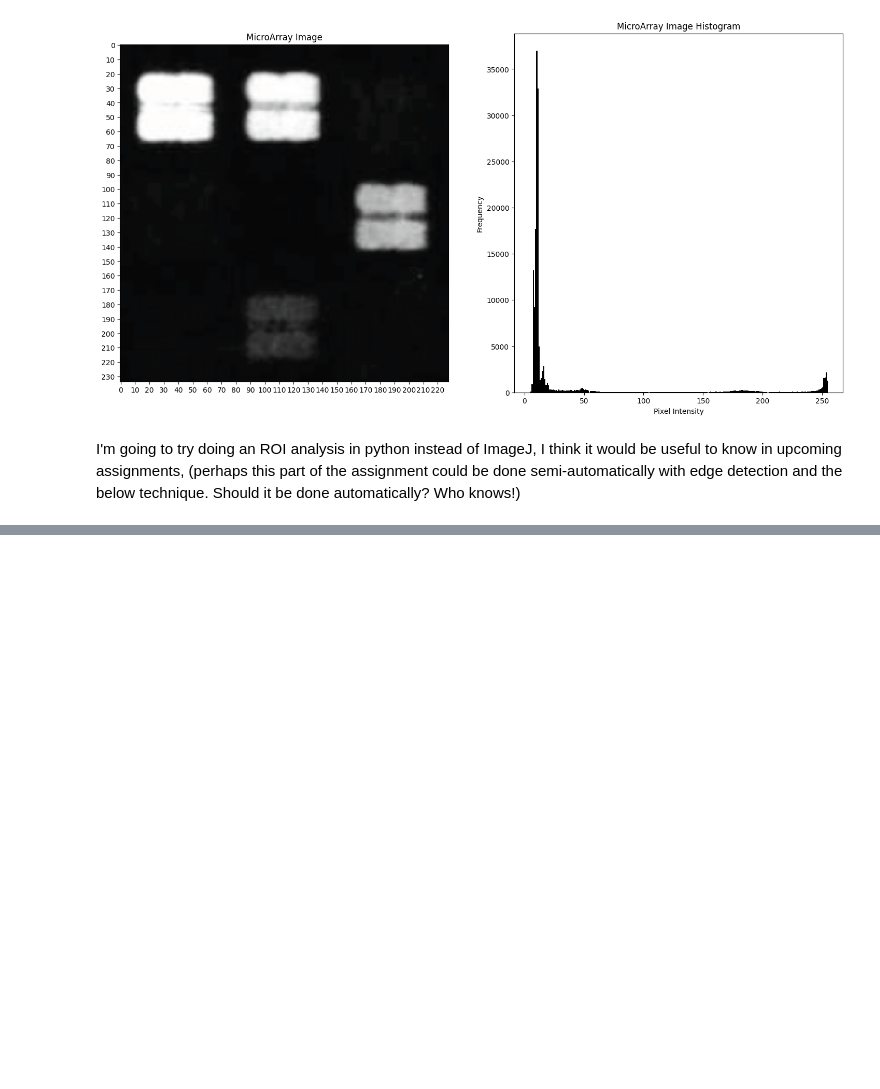
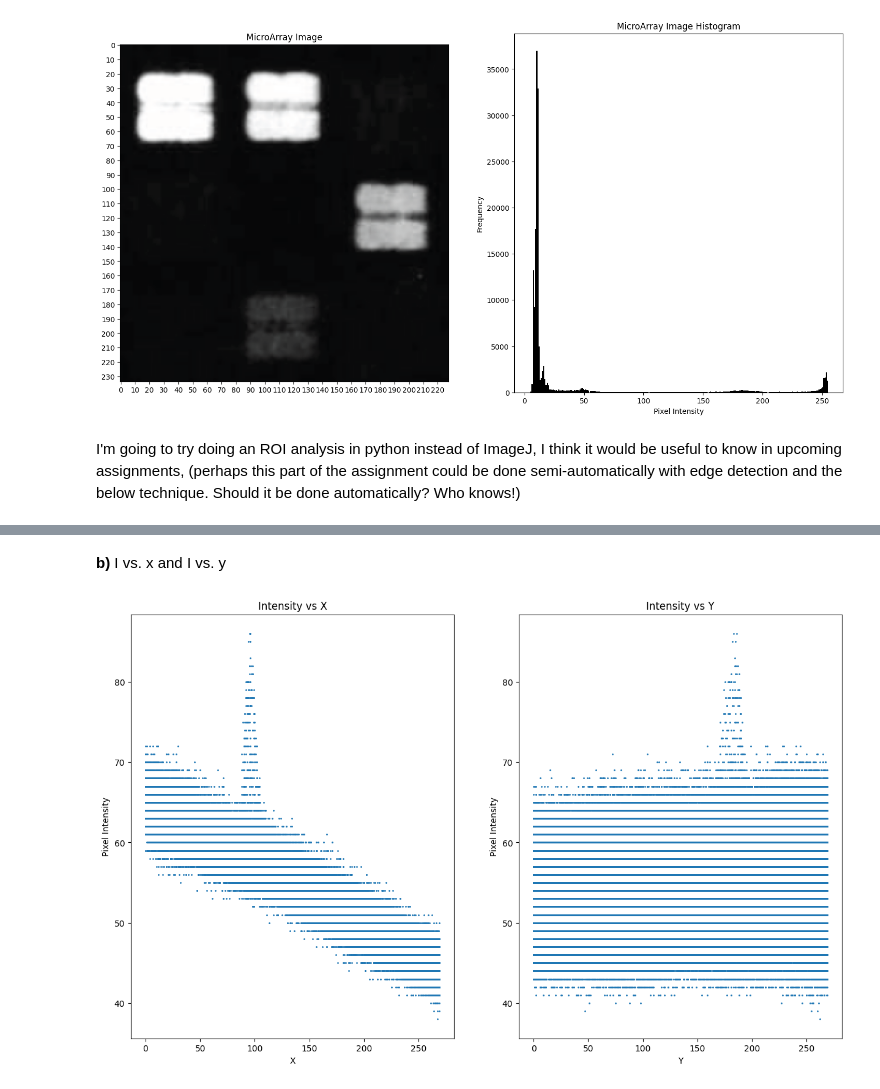
Before and after one commit to apdill/ImageAnalysis, a Jupyter notebook: HW2/510_HW2_AD.ipynb, the cells around one changed output, grey strips where cells are left out. Drawn from its saved outputs; the diff is of its cells as text; code cells hidden in the pictures; blank space fills up the shorter version.

```diff
--- a/HW2/510_HW2_AD.ipynb
+++ b/HW2/510_HW2_AD.ipynb
@@ -200,0 +259,24 @@ Going by mean again, the protein density in field A is ~5.5X that in field D.
+# %% [markdown]
+**b)** I vs. x and I vs. y
+# %%
+flattened_x = X.ravel()
+flattened_y = Y.ravel()
+flattened_I = image_layer.ravel()
+
+
+plt.figure(figsize=(15, 9))
+plt.subplot(1,2,1)
+plt.scatter(flattened_x, flattened_I, s=1)
+plt.title('Intensity vs X')
+plt.xlabel('X')
+plt.ylabel('Pixel Intensity')
+plt.subplot(1,2,2)
+plt.scatter(flattened_y, flattened_I, s=1)
+plt.title('Intensity vs Y')
+plt.xlabel('Y')
+plt.ylabel('Pixel Intensity');
+
+plt.tight_layout
+plt.show();
+# %% [output]
+[figure, added]
```
Also changed, not shown: parts of 25 cells of this notebook, 2 other files.
